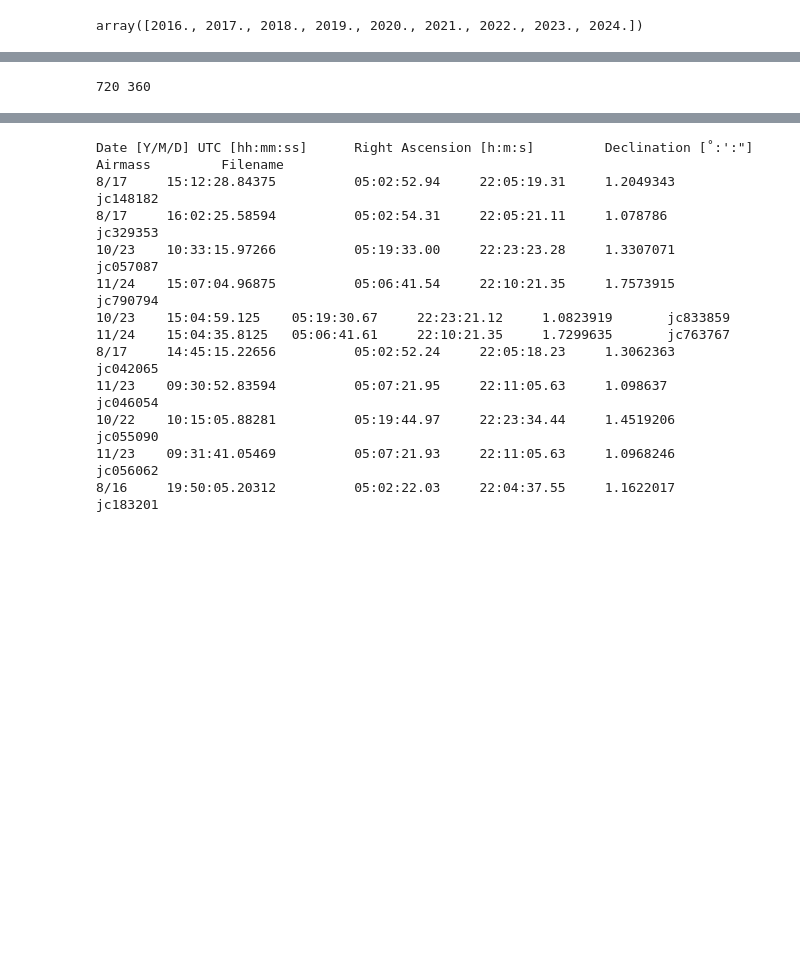
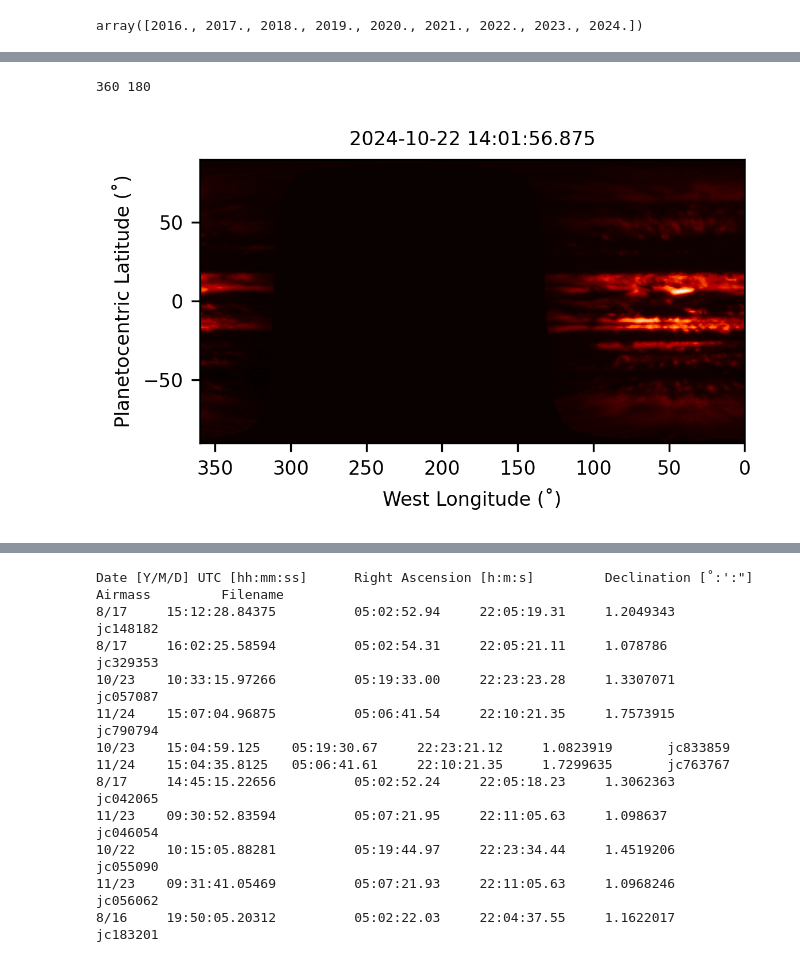
Before and after one commit to alihyder727/windfieldproject, a Jupyter notebook: allMaps.ipynb, the cells around one changed output, grey strips where cells are left out. Drawn from its saved outputs; the diff is of its cells as text; code cells hidden in the pictures; blank space fills up the shorter version.

```diff
--- a/allMaps.ipynb
+++ b/allMaps.ipynb
@@ -374,33 +389,34 @@ test_i_cmap.split('.cmap')[0]+'.mu.gz'
 # %%
 from mpl_toolkits import basemap
 import cartopy.crs as ccrs
 
 hdul_cm = fits.open('/Users/ahyder/Desktop/windfieldproject' + test_i_cmap)
 hdul_mu = fits.open('/Users/ahyder/Desktop/windfieldproject' + test_i_cmap.split('.cmap')[0]+'.mu.gz')
 hdul_mu_nan = hdul_mu[0].data
 hdul_mu_nan[hdul_mu[0].data == 0] = np.nan
 
 long_mesh, lat_mesh = np.meshgrid(np.linspace(0, 360, hdul_cm[0].header['NAXIS1']), np.linspace(-90, 90, hdul_cm[0].header['NAXIS2']))
 
 print(hdul_cm[0].header['NAXIS1'], hdul_cm[0].header['NAXIS2'])
 plt.figure(figsize=(4,2.5), dpi=300)
-plt.contourf(np.linspace(0, 360, hdul_cm[0].header['NAXIS1']), np.linspace(-90, 90, hdul_cm[0].header['NAXIS2']),
+plt.contourf(np.linspace(0, 360, hdul_cm[0].header['NAXIS1'])[::-1], np.linspace(-90, 90, hdul_cm[0].header['NAXIS2']),
              hdul_cm[0].data,
              256, cmap='gist_heat')
 # plt.contourf(np.linspace(0, 360, hdul_cm[0].header['NAXIS1']), np.linspace(-90, 90, hdul_cm[0].header['NAXIS2']),
 #              hdul_cm[0].data / hdul_mu_nan,
 #              np.linspace(0, 1500, 256), cmap='gist_heat')
 fs = '8'
 plt.title(hdul_cm[0].header['DATE_OBS'] + ' ' + hdul_cm[0].header['TIME_OBS'], fontsize=fs)
 plt.xlabel('West Longitude (˚)', fontsize=fs), plt.ylabel('Planetocentric Latitude (˚)', fontsize=fs)
 plt.gca().tick_params(labelsize=8)
-# plt.colorbar()
+plt.gca().invert_xaxis()
 plt.tight_layout()
 hdul_cm.close()
 
 plt.show()
 # %% [output]
-720 360
+360 180
+[figure, added]
 # %%
 '''
 Manual Cartopy mapping because planetMapper is fussy
```
Also changed, not shown: parts of 8 cells of this notebook, 7 other files.
